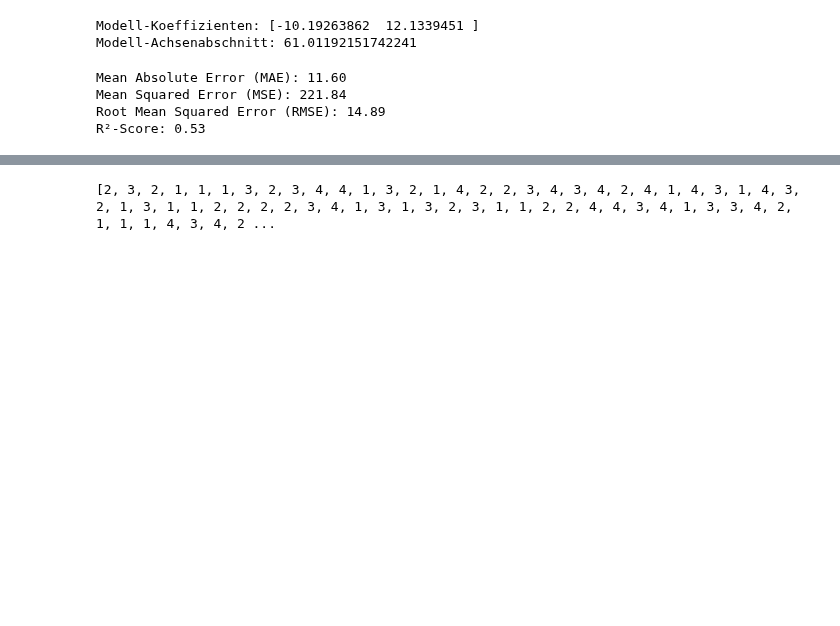
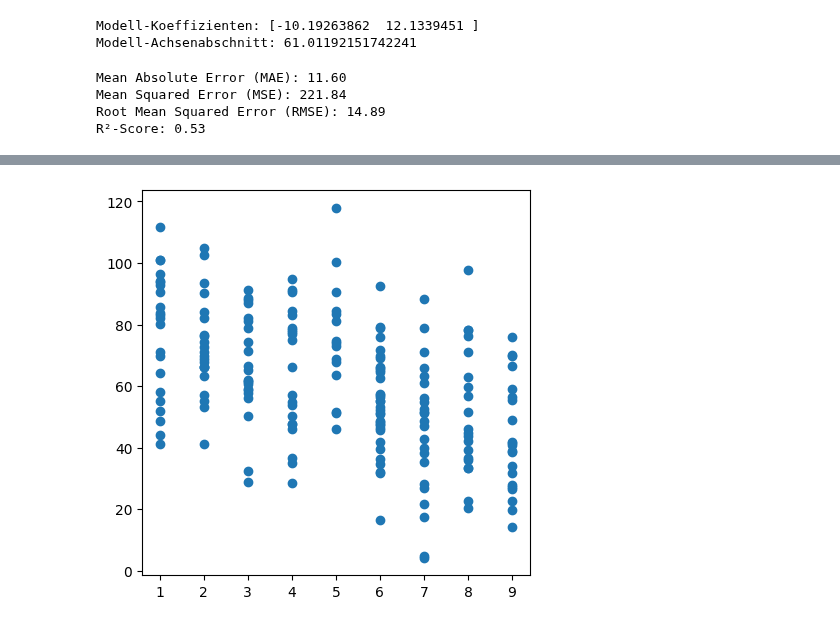
Before and after one commit to wolfromanlist/MLForEngineers, a Jupyter notebook: Notebooks/3-Supervised Learning.ipynb, the cells around one changed output, grey strips where cells are left out. Cells and saved outputs as stored; diff of their text form; code cells hidden in the pictures; blank space fills up the shorter version.

```diff
--- a/Notebooks/3-Supervised Learning.ipynb
+++ b/Notebooks/3-Supervised Learning.ipynb
@@ -310,6 +308,4 @@ X does not have valid feature names, but StandardScaler was fitted with feature
 # %%
-# Beispielhafte Datenerstellung
-np.random.seed(0)  # für reproduzierbare Ergebnisse
 data = {
     'machines': [5, 7, 6, 5, 4, 6, 4, 9, 9, 4, 8, 5, 6, 9, 1, 1, 1, 8, 8, 8, 9, 8, 5, 8, 2, 6, 2, 9, 5, 4, 3, 7, 5, 6, 1, 6, 6, 6, 9, 7, 4, 4, 7, 1, 7, 7, 2, 2, 3, 4, 6, 4, 9, 1, 2, 2, 6, 3, 5, 3, 2, 1, 6, 2, 2, 4, 8, 1, 8, 1, 9, 5, 9, 6, 7, 1, 3, 2, 3, 2, 3, 4, 1, 7, 6, 3, 5, 1, 6, 9, 3, 7, 2, 7, 3, 2, 6, 1, 8, 1, 7, 3, 7, 9, 3, 6, 6, 6, 3, 9, 5, 8, 7, 3, 8, 4, 8, 6, 8, 7, 7, 5, 9, 6, 4, 6, 1, 3, 6, 3, 6, 4, 2, 3, 6, 6, 6, 6, 6, 4, 9, 4, 4, 9, 8, 7, 1, 9, 7, 9, 2, 8, 2, 6, 2, 8, 8, 6, 4, 1, 7, 5, 7, 8, 9, 8, 1, 4, 7, 2, 5, 1, 2, 1, 8, 3, 4, 9, 7, 1, 2, 6, 6, 3, 9, 6, 5, 6, 7, 3, 4, 2, 2, 9, 7, 5, 3, 3, 1, 4],  # Anzahl Maschinen zwischen 1 und 10
     'complexity': [2, 3, 2, 1, 1, 1, 3, 2, 3, 4, 4, 1, 3, 2, 1, 4, 2, 2, 3, 4, 3, 4, 2, 4, 1, 4, 3, 1, 4, 3, 2, 1, 3, 1, 1, 2, 2, 2, 2, 3, 4, 1, 3, 1, 3, 2, 3, 1, 1, 2, 2, 4, 4, 3, 4, 1, 3, 3, 4, 2, 1, 1, 1, 4, 3, 4, 2, 3, 1, 2, 4, 4, 2, 4, 1, 4, 4, 4, 3, 4, 2, 4, 3, 1, 2, 1, 4, 2, 2, 3, 2, 1, 4, 1, 3, 1, 1, 4, 4, 4, 4, 4, 2, 1, 2, 1, 1, 1, 3, 1, 4, 1, 1, 1, 3, 1, 2, 3, 4, 3, 2, 1, 1, 2, 2, 2, 3, 3, 2, 2, 1, 4, 1, 3, 4, 4, 2, 2, 3, 2, 2, 1, 2, 1, 4, 1, 3, 2, 3, 4, 3, 1, 2, 3, 3, 3, 2, 1, 2, 4, 1, 4, 3, 2, 4, 2, 3, 2, 4, 3, 3, 2, 4, 3, 1, 1, 4, 4, 2, 3, 4, 2, 4, 3, 4, 4, 4, 1, 3, 2, 1, 2, 2, 4, 1, 4, 2, 2, 1, 1],  # Komplexitätsskala von 1 bis 4
@@ -326,14 +322,14 @@ print(df.head())
 print("\nFehlende Werte:\n", df.isnull().sum())
 
 # Aufteilen in Features (X) und Zielvariable (y)
-X = df[['machines', 'complexity']]
-y = df['fabrication_time']
+X = df[['machines', 'complexity']].values
+y = df['fabrication_time'].values
 
 fig = go.Figure()
 
 # Scatter plot of actual values
 fig.add_trace(go.Scatter3d(
-    x=X['machines'], y=X['complexity'], z=y,
+    x=X[:,0], y=X[:,1], z=y,
     mode='markers',
     marker=dict(size=4, color='blue', opacity=0.5),
     name='Actual Fabrication Time'
@@ -360,7 +356,7 @@ scaler = StandardScaler()
 X_train = scaler.fit_transform(X_train)
 X_test = scaler.transform(X_test)
 
-print("\nErste Zeilen der standardisierten Trainingsdaten:\n", X_train[:5]) # standard scaler transformiert dataframe zu numpy array! Gängige df-Methoden nicht anwendbar
+print("\nErste Zeilen der standardisierten Trainingsdaten:\n", X_train[:5])
 # %% [output]
 Datenüberblick:
    machines  complexity  fabrication_time
@@ -504,44 +496,48 @@ X does not have valid feature names, but StandardScaler was fitted with feature
 [interactive output not drawn]
 # %%
 def generate_linear_data(n_samples=200, coef1=2.0, coef2=3.0, intercept=5.0, noise_level=1.0,
-                         x1_range=(0, 10), x2_range=(0, 10), x1_type=float, x2_type=float, random_state=0):
+                         x1_range=(0, 10), x2_range=(0, 10), x1_type=float, x2_type=float, random_state=0, dimension=2):
     """
-    Erzeugt synthetische Daten mit einer linearen Abhängigkeit zwischen zwei Eingangsvariablen und einer Zielvariable,
+    Erzeugt synthetische Daten mit einer linearen Abhängigkeit zwischen einer oder zwei Eingangsvariablen und einer Zielvariable,
     plus zufälligem Rauschen. Ermöglicht die Einstellung der Wertebereiche und Datentypen für x1 und x2.
+    Mit dem Argument 'dimension' kann zwischen 1D- und 2D-Ausgabe gewechselt werden.
 
     Parameters:
         n_samples (int): Anzahl der zu generierenden Datenpunkte.
         coef1 (float): Koeffizient für die erste Eingangsvariable.
         coef2 (float): Koeffizient für die zweite Eingangsvariable.
         intercept (float): Achsenabschnitt (y-Achsenwert, wenn x1 und x2 null sind).
         noise_level (float): Standardabweichung des zufälligen Rauschens.
         x1_range (tuple): Wertebereich (min, max) für x1.
         x2_range (tuple): Wertebereich (min, max) für x2.
         x1_type (type): Datentyp für x1 (int oder float).
         x2_type (type): Datentyp für x2 (int oder float).
         random_state (int): Seed für den Zufallszahlengenerator zur Reproduzierbarkeit.
+        dimension (int): 1 für 1D (nur x1), 2 für 2D (x1 und x2).
 
     Returns:
-        pd.DataFrame: Ein DataFrame mit den Spalten 'x1', 'x2' und 'y', wobei 'y' linear von 'x1' und 'x2' abhängt.
+        pd.DataFrame: Ein DataFrame mit den Spalten 'x1', optional 'x2', und 'y'.
     """
     np.random.seed(random_state)
 
-    # Generiere Eingangsvariablen x1 und x2 innerhalb des angegebenen Bereichs und Typs
     x1 = np.random.uniform(x1_range[0], x1_range[1], n_samples).astype(x1_type)
-    x2 = np.random.uniform(x2_range[0], x2_range[1], n_samples).astype(x2_type)
-
-    # Berechne Zielvariable y mit Rauschen
-    y = coef1 * x1 + coef2 * x2 + intercept + np.random.normal(0, noise_level, n_samples)
-
-    # Erstelle den DataFrame
-    data = pd.DataFrame({'x1': x1, 'x2': x2, 'y': y})
+    if dimension == 1:
+        y = coef1 * x1 + intercept + np.random.normal(0, noise_level, n_samples)
+        data = pd.DataFrame({'x1': x1, 'y': y})
+    else:
+        x2 = np.random.uniform(x2_range[0], x2_range[1], n_samples).astype(x2_type)
+        y = coef1 * x1 + coef2 * x2 + intercept + np.random.normal(0, noise_level, n_samples)
+        data = pd.DataFrame({'x1': x1, 'x2': x2, 'y': y})
     return data
 
 # Beispiel: Generiere Daten mit einer linearen Abhängigkeit und definierten Wertebereichen für x1 und x2
 data = generate_linear_data(n_samples=200, coef1=-4.5, coef2=10.0, intercept= 60.0, noise_level=15.0,
-                            x1_range=(1, 10), x2_range=(1, 5), x1_type=int, x2_type=int)
+                            x1_range=(1, 10), x2_range=(1, 5), x1_type=int, x2_type=int, dimension=2)
 
-# Zeige die ersten Zeilen der generierten Daten an
-print([data['x2'][i] for i in range(200)])
+fig, ax = plt.subplots(figsize=(5,5))
+x = data['x1'].values
+y = data['y'].values
+ax.scatter(x, y)
+plt.show()
 # %% [output]
-[2, 3, 2, 1, 1, 1, 3, 2, 3, 4, 4, 1, 3, 2, 1, 4, 2, 2, 3, 4, 3, 4, 2, 4, 1, 4, 3, 1, 4, 3, 2, 1, 3, 1, 1, 2, 2, 2, 2, 3, 4, 1, 3, 1, 3, 2, 3, 1, 1, 2, 2, 4, 4, 3, 4, 1, 3, 3, 4, 2, 1, 1, 1, 4, 3, 4, 2 ...
+[figure, added]
```
Also changed, not shown: parts of 6 cells of this notebook.
